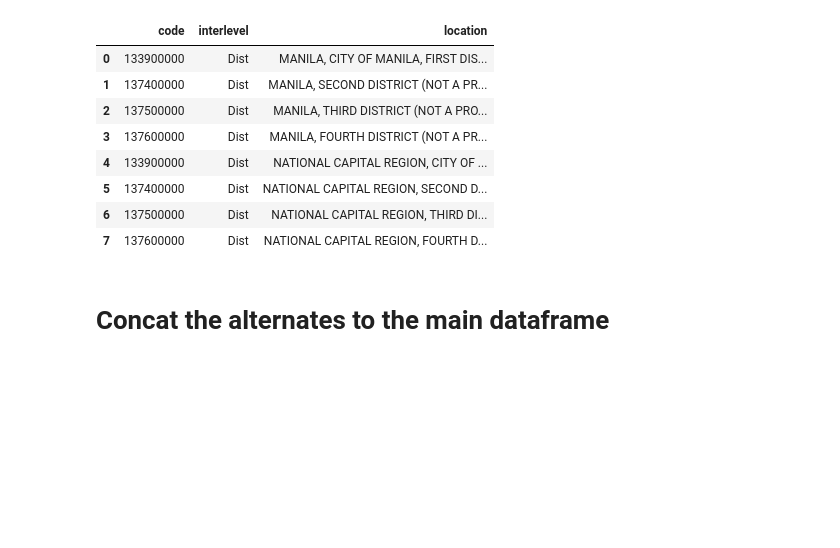
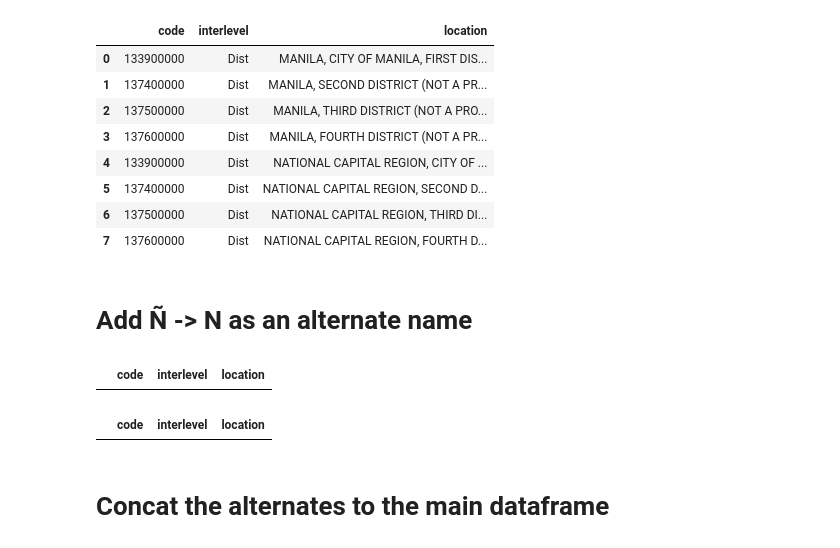
Before and after one commit to thinkingmachines/linksight-2018, a Jupyter notebook: data/clean-psgc.ipynb, the cells around one changed output. Saved outputs shown, nothing was run; the diff lists cells and outputs as text; code cells hidden in the pictures; blank space fills up the shorter version.

Commit message:
Create alternate names for ñ

```diff
--- a/data/clean-psgc.ipynb
+++ b/data/clean-psgc.ipynb
@@ -771,6 +771,18 @@ alt_districts
 | 5 | 137400000 | Dist | NATIONAL CAPITAL REGION, SECOND D... |
 | 6 | 137500000 | Dist | NATIONAL CAPITAL REGION, THIRD DI... |
 | 7 | 137600000 | Dist | NATIONAL CAPITAL REGION, FOURTH D... |
+# %% [markdown]
+# Add Ñ -> N as an alternate name
+# %%
+enye = clean_psgc[clean_psgc.location.str.contains('Ñ')].copy()
+enye.head()
+# %% [output]
+|  | code | interlevel | location |
+# %%
+enye['location'] = enye['location'].str.replace('Ñ', 'N')
+enye.head()
+# %% [output]
+|  | code | interlevel | location |
 # %% [markdown]
 # Concat the alternates to the main dataframe
 # %%
```
Also changed, not shown: parts of 1 cell of this notebook, 1 other file.
